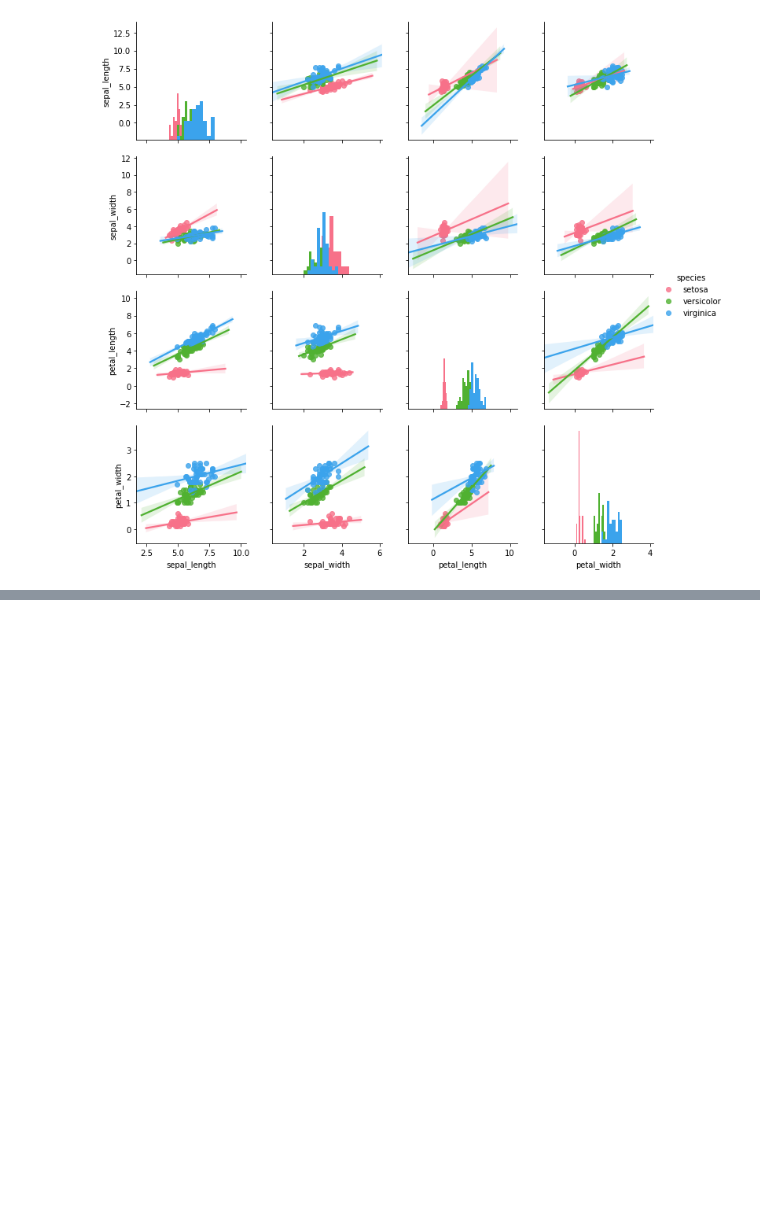
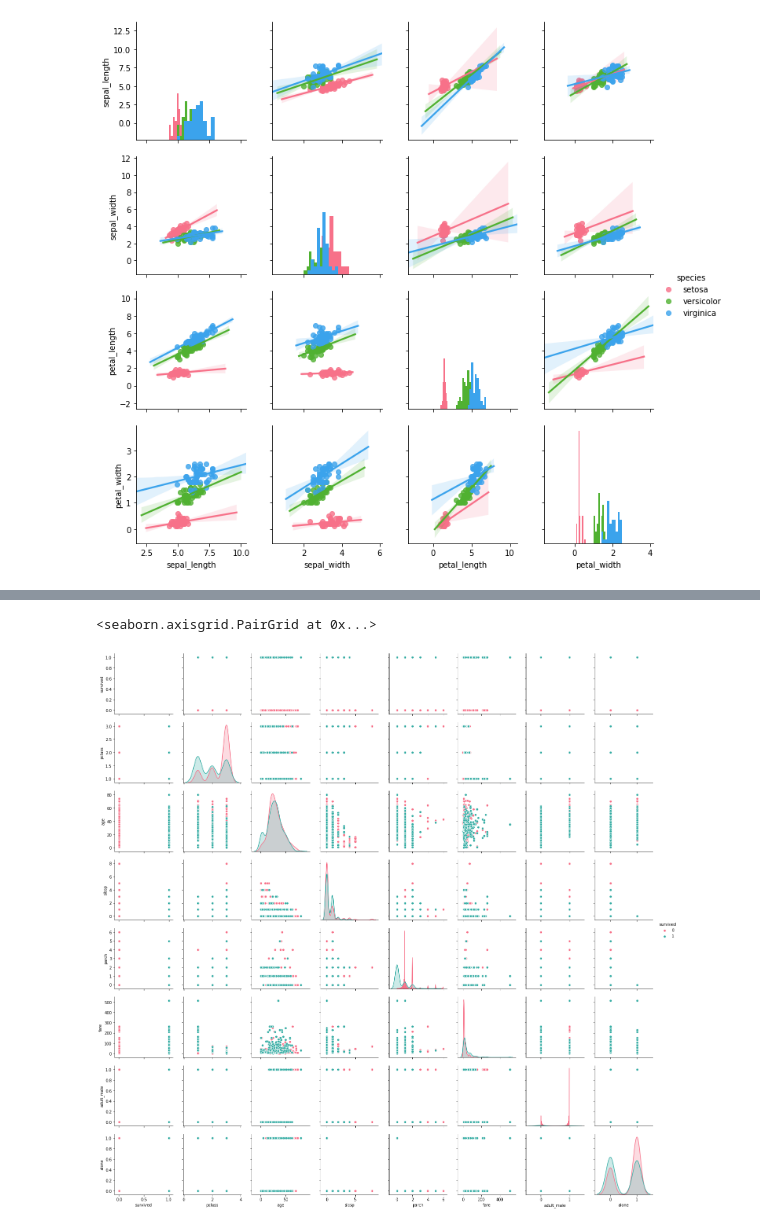
Before and after one commit to willhwh/DS_60Days, a Jupyter notebook: Day_021_HW.ipynb, the cells around one changed output, grey strips where cells are left out. Saved outputs shown, nothing was run; the diff lists cells and outputs as text; code cells hidden in the pictures; blank space fills up the shorter version.

```diff
--- a/Day_021_HW.ipynb
+++ b/Day_021_HW.ipynb
@@ -82,0 +107,6 @@ g = sns.pairplot(df,hue = 'species',diag_kind = "hist",kind = "reg",palette = "h
+# %%
+#利用 facet grid 繪圖並分析
+sns.pairplot(data,hue='survived',diag_kind = "kde",kind = "scatter",palette = "husl")
+# %% [output]
+<seaborn.axisgrid.PairGrid at 0x...>
+[figure, added]
```
Also changed, not shown: parts of 8 cells of this notebook.
